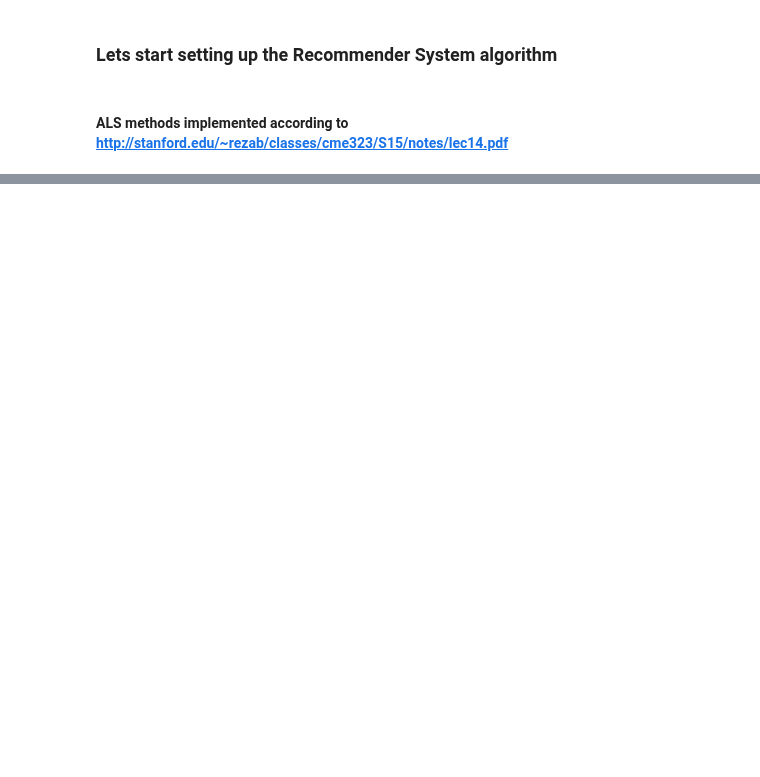
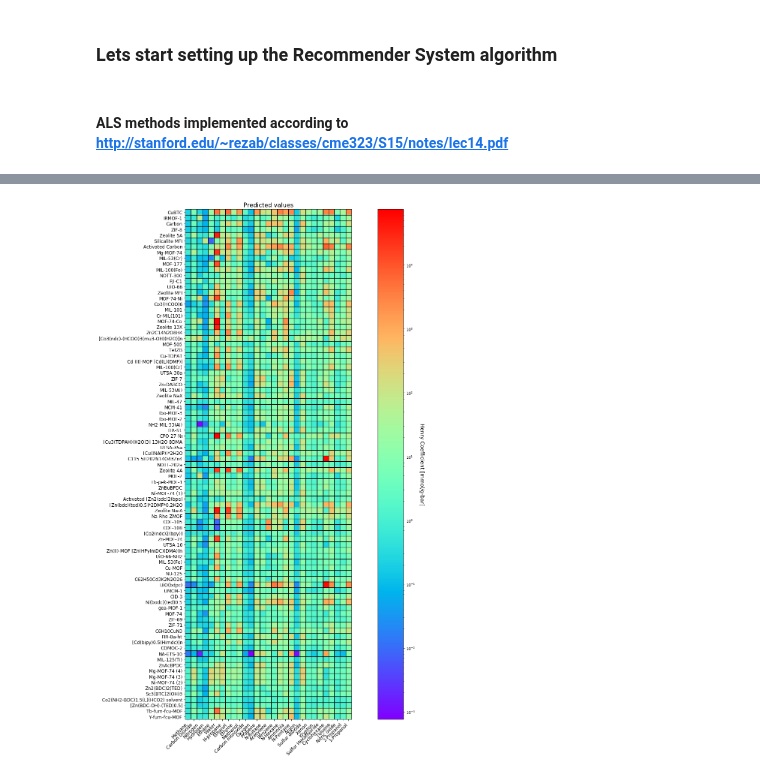
Before and after one commit to SimonEnsemble/material_recommendation_system, a Jupyter notebook: RecommendationSystem.ipynb, the cells around one changed output, grey strips where cells are left out. Cells and saved outputs as stored; diff of their text form; code cells hidden in the pictures; blank space fills up the shorter version.

```diff
--- a/RecommendationSystem.ipynb
+++ b/RecommendationSystem.ipynb
@@ -342,24 +354,28 @@ def sort_df_by_freq(df):
     old_col_order = np.arange(len(col_sum))
     new_col_order = sorted(old_col_order, key=lambda x: col_sum[x], reverse=True)
     return new_row_order, new_col_order
-new_row_order, new_col_order = sort_df_by_freq(henry_df)
+new_row_order, new_col_order = sort_df_by_freq(log_henry_df)
 # %%
 fig = plt.figure(figsize=(25,25))
 ax = plt.gca()
-
+temp_h = np.copy(h)
+temp_h[temp_h < 1e-4] = 1e-4
 for y in range(henry_df.shape[0]):
     plt.plot([0-0.5, henry_df.shape[1]-0.5], [y-0.5, y-0.5], linewidth=1.25, color='k')
 for x in range(henry_df.shape[1]):
     plt.plot([x-0.5, x-0.5], [0-0.5, henry_df.shape[0]-0.5], linewidth=1.25, color='k')
 
 plt.imshow(h[new_row_order, :][:, new_col_order], interpolation='none', cmap='rainbow', norm=matplotlib.colors.LogNorm())
 cbar = plt.colorbar()
 cbar.set_label('Henry Coefficient [mmol/g-bar]', fontsize=14, rotation=270, labelpad=25)
 
 ax.set_xticks(np.arange(h.shape[1]))
 ax.set_xticklabels([key_to_gas[henry_df.columns[i].split('_')[0]] for i in new_col_order], rotation=45, fontsize=12, ha='right')
 
 ax.set_yticks(np.arange(h.shape[0]))
 ax.set_yticklabels([key_to_material[henry_df.index[i]] for i in new_row_order], fontsize=12)
+plt.title('Predicted values', fontsize=16)
 
 plt.show()
+# %% [output]
+[figure, added]
```
Also changed, not shown: parts of 20 cells of this notebook.
